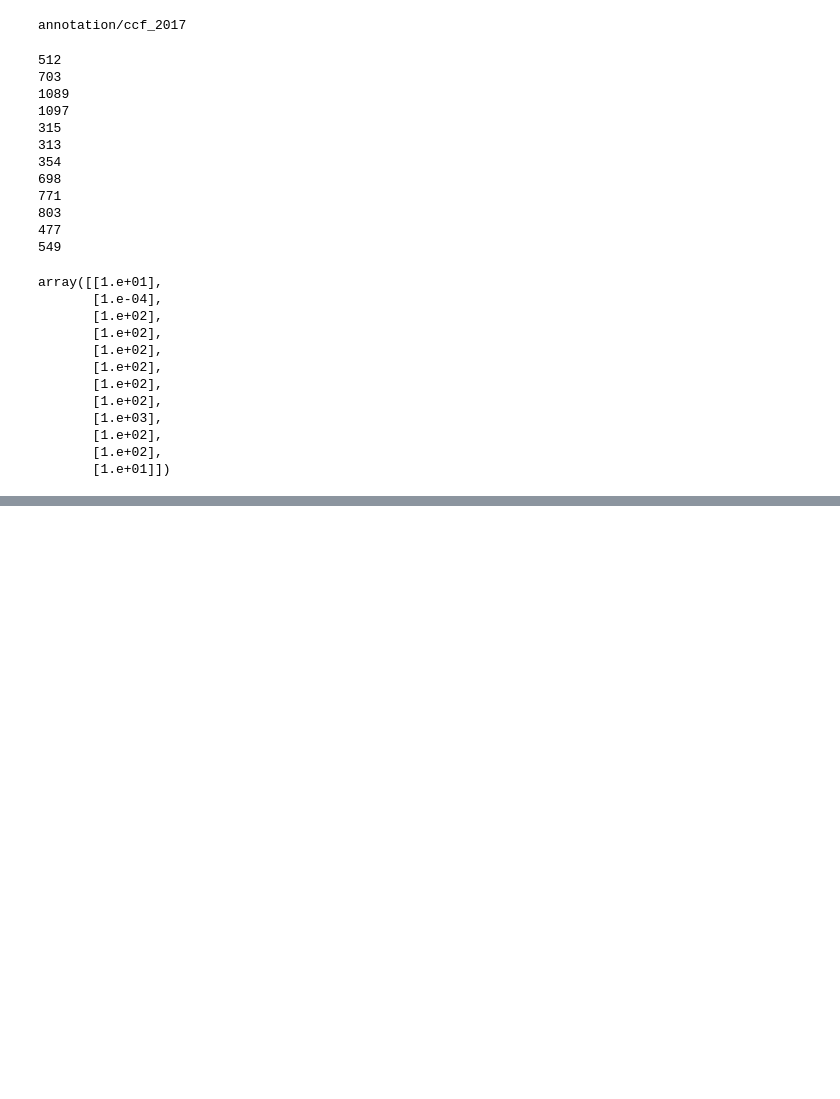
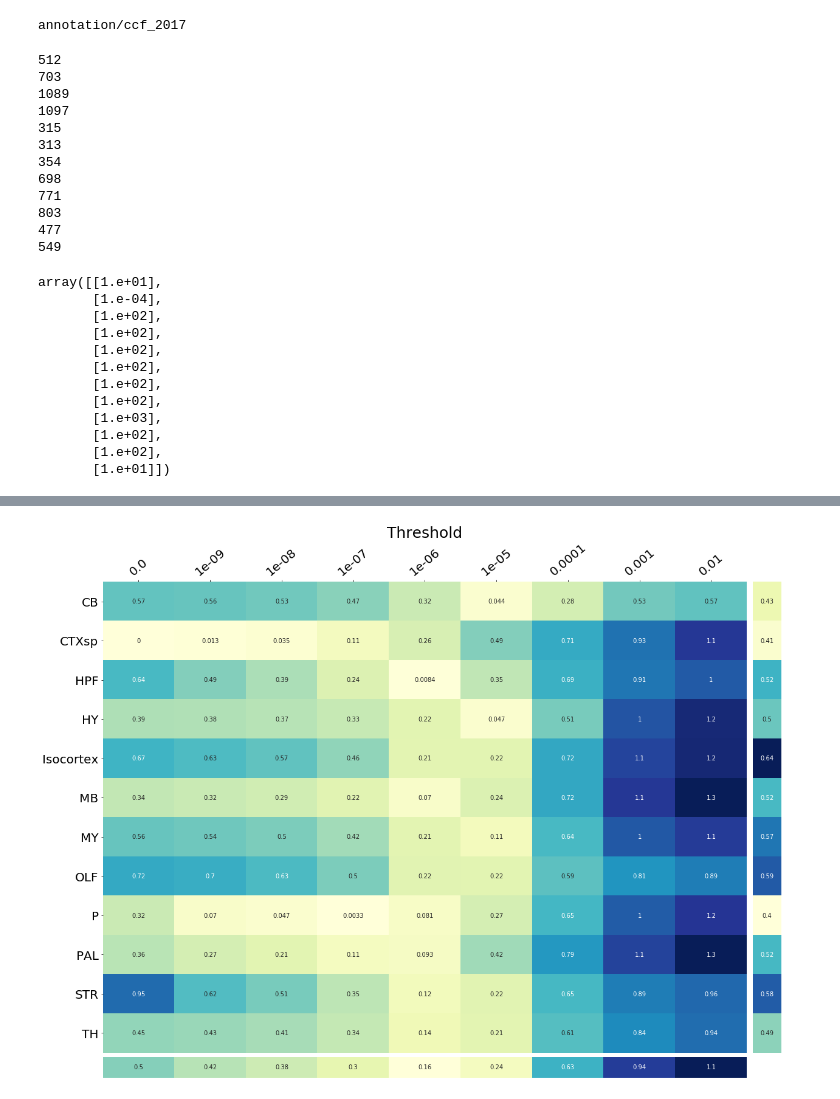
Before and after one commit to AllenInstitute/mouse_connectivity_models, a Jupyter notebook: analyses/paper/modelvalidation/ELModel_LeafTarget_ProjNorm_CV_v5.ipynb, the cells around one changed output, grey strips where cells are left out. Saved outputs shown, nothing was run; the diff lists cells and outputs as text; code cells hidden in the pictures; blank space fills up the shorter version.

```diff
--- a/analyses/paper/modelvalidation/ELModel_LeafTarget_ProjNorm_CV_v5.ipynb
+++ b/analyses/paper/modelvalidation/ELModel_LeafTarget_ProjNorm_CV_v5.ipynb
@@ -201,0 +207,5 @@ for m in range(len(major_structure_ids)):
+# %%
+gammaids = np.zeros(12)
+for m in range(12):
+    gammaids[m] = np.where(gammas == twostage_leaf_creleaf2.bestgamma_weighted[m])[0]
+gammaids = np.asarray(gammaids , dtype = int)
@@ -204,0 +311,30 @@ with open('/Users/samsonkoelle/alleninstitute/sambranch/mouse_connectivity_model
+# %%
+combpos = fpfn_proportion + fpfn_proportion
+# %%
+fig = plt.figure(figsize=(20,15))
+ax1 = plt.subplot2grid((20,20), (0,0), colspan=19, rowspan=19)
+ax2 = plt.subplot2grid((20,20), (19,0), colspan=19, rowspan=1)
+ax3 = plt.subplot2grid((20,20), (0,19), colspan=1, rowspan=19)
+#ax4 = plt.subplot2grid((20,20), (19,19), colspan=19, rowspan=1)
+#ax4.set_title('asdf')
+#ax3 = plt.subplot2grid((20,20), (0,19), colspan=1, rowspan=19)
+#mask = np.zeros_like(combpos)
+#mask[np.tril_indices_from(mask)] = True
+
+sns.heatmap(combpos, ax = ax1, annot=True, cmap="YlGnBu", linecolor='b', cbar = False)
+ax1.set_title("Threshold", fontsize = 25)
+#ax1.ax_cbar.set_position([1.0,0.4,.1,.1])
+ax1.set_xticklabels(ax1.get_xticklabels(),fontsize = 20)
+ax1.set_yticklabels(ax1.get_yticklabels(),fontsize = 20, rotation = 0)
+#ax1.set_xlabel('Threshold')
+ax1.xaxis.tick_top()
+ax1.set_xticklabels(combpos.columns,rotation=40)
+
+sns.heatmap((pd.DataFrame(combpos.mean(axis=0))).transpose(), ax=ax2,  annot=True, cmap="YlGnBu", cbar=False, xticklabels=False, yticklabels=False)
+sns.heatmap(pd.DataFrame(combpos.mean(axis=1)), ax=ax3,  annot=True, cmap="YlGnBu", cbar = False,
+            xticklabels=False, yticklabels=False)
+fig.savefig('/Users/samsonkoelle/alleninstitute/sambranch/mouse_connectivity_models/paper/figures/Threshold', pad_inches = 0)
+
+#plt.suptitle('False negatives + false positives', fontsize = 40)
+# %% [output]
+[figure, added]
```
Also changed, not shown: parts of 5 cells of this notebook, 15 other files.
